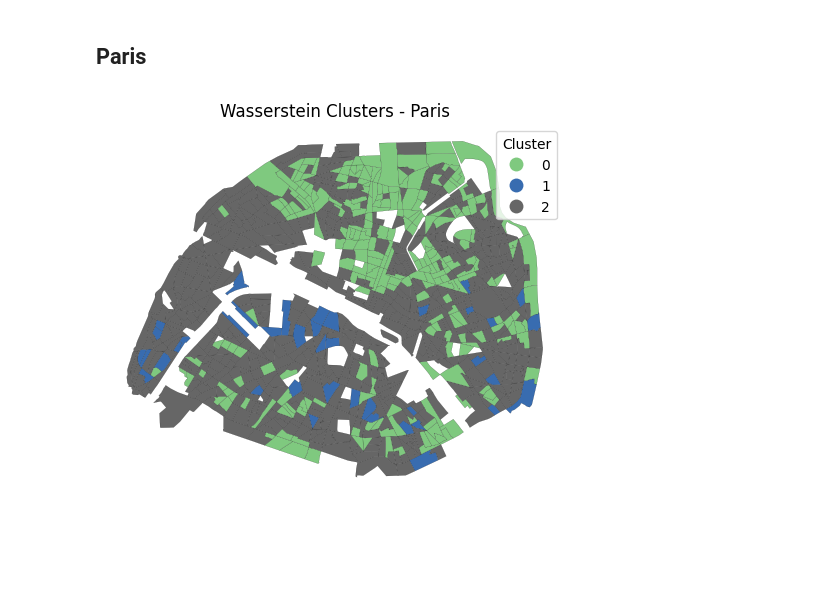
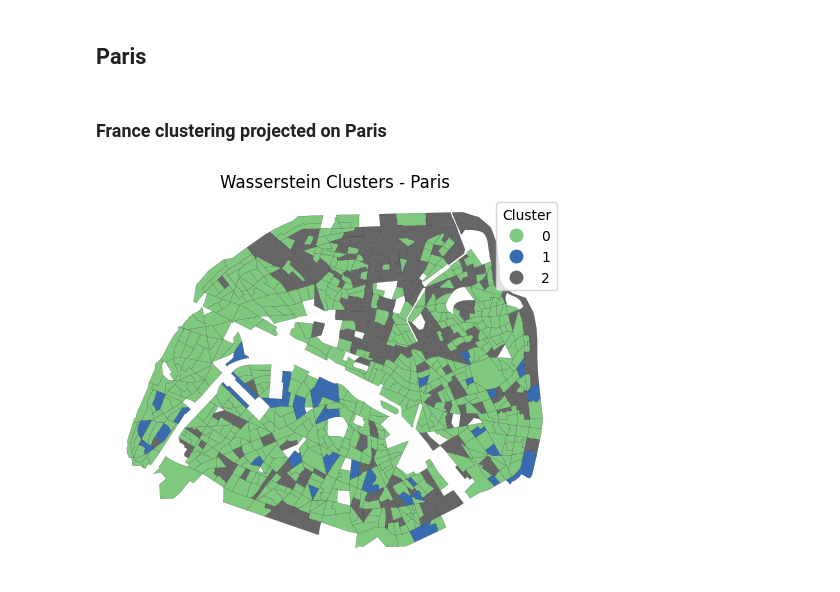
Before and after one commit to moranenzo/ML-Wasserstein, a Jupyter notebook: notebooks/IRISxAGE.ipynb, the cells around one changed output. Saved outputs shown, nothing was run; the diff lists cells and outputs as text; code cells hidden in the pictures; blank space fills up the shorter version.

Commit message:
Add Clustering on Paris IRIS and plot of 1 IRIS per cluster

```diff
--- a/notebooks/IRISxAGE.ipynb
+++ b/notebooks/IRISxAGE.ipynb
@@ -509,0 +512,2 @@ array([0, 1, 2])
+# %%
+pairwise_paris = computeDistanceMatrix(joint_distributions_paris, joint_supports_paris, save=True, filepath='../data/Dis_mat_paris.txt')
@@ -509,0 +516,4 @@ array([0, 1, 2])
+# %%
+assignments_paris = dist_WKMeans(data=joint_distributions_paris, supports=joint_supports_paris, dist_matrix=pairwise_paris, n_clusters=3, n_iter=40)
+
+np.unique(assignments_paris)
@@ -639,31 +652,35 @@ plt.show()
 # %% [markdown]
 ## Paris
-# %%
-iris_paris = [iris for iris in common_iris if iris.startswith("75")]
-assignments_paris = [assignments[common_iris.index(iris)] for iris in iris_paris]
-
-gdf_idf = gdf_france_raw[gdf_france_raw["code_iris"].isin(iris_paris)].copy()
-
-iris_cluster_df = pd.DataFrame({
-    "code_iris": iris_paris,
-    "cluster": assignments_paris
-})
-
-gdf_idf = gdf_idf.merge(iris_cluster_df, on="code_iris", how="left")
-
-gdf_idf['cluster'] = gdf_idf['cluster'].astype('category')
+# %%
+iris_paris = [iris for iris in common_iris if iris.startswith("75")]
+assignments_proj = np.array([assignments_france[common_iris.index(iris)] for iris in iris_paris])
+
+gdf_paris = gdf_france_raw[gdf_france_raw["code_iris"].isin(iris_paris)].copy()
+
+iris_cluster_df = pd.DataFrame({
+    "code_iris": iris_paris,
+    "cluster_proj": assignments_proj,
+    "cluster_paris": assignments_paris
+})
+
+gdf_paris = gdf_paris.merge(iris_cluster_df, on="code_iris", how="left")
+
+gdf_paris['cluster_proj'] = gdf_paris['cluster_proj'].astype('category')
+gdf_paris['cluster_paris'] = gdf_paris['cluster_paris'].astype('category')
+# %% [markdown]
+### France clustering projected on Paris
 # %%
-gdf_idf.plot(
-    column='cluster',
+gdf_paris.plot(
+    column='cluster_proj',
     cmap='Accent',
     legend=True,
     legend_kwds={'title': 'Cluster'},  # Ajoute un titre clair à la légende
     edgecolor='black',
     linewidth=0.1,
     missing_kwds={'color': 'lightgrey', 'label': 'No data'}
 )
 plt.title("Wasserstein Clusters - Paris")
 plt.axis('off')
 plt.show()
 # %% [output]
-[figure, old version]
+[figure, new version]
```
Also changed, not shown: parts of 13 cells of this notebook.
